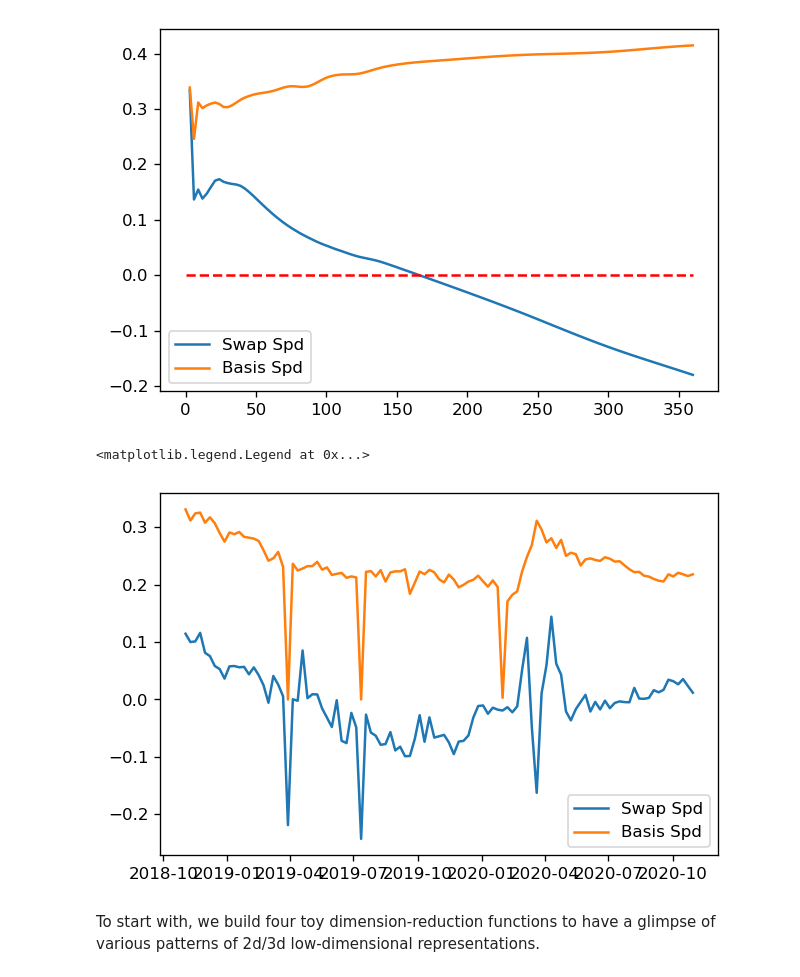
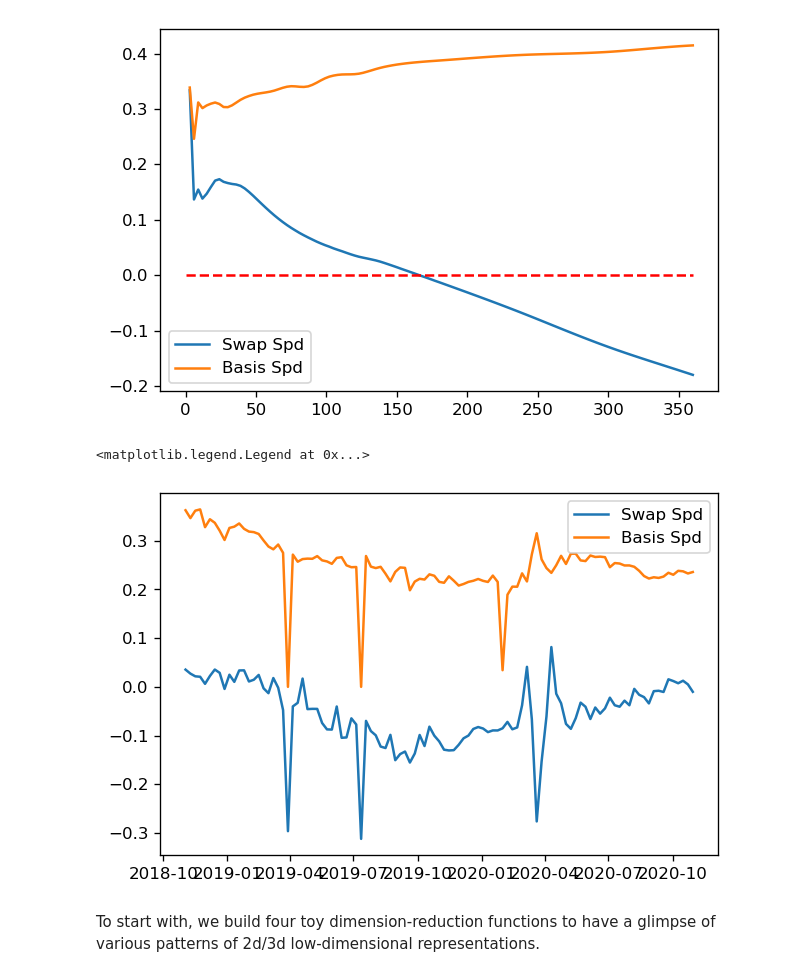
Before and after one commit to DarseZ/CurveFrcst-Using-ManifoldLrn, a Jupyter notebook: DmnsRdct_StateFrcst.ipynb, the cells around one changed output. Cells and saved outputs as stored; diff of their text form; code cells hidden in the pictures.

```diff
--- a/DmnsRdct_StateFrcst.ipynb
+++ b/DmnsRdct_StateFrcst.ipynb
@@ -89,12 +89,12 @@ plt.legend(handles=[l1,l2], labels = ['Swap Spd','Basis Spd'], loc='best')
 [figure]
 # %%
 plt.figure(12,dpi=120)
-l1, = plt.plot(SwapSpd_zero.index, SwapSpd_zero[60])
-l2, = plt.plot(BasisSpd_zero.index, BasisSpd_zero[60])
+l1, = plt.plot(SwapSpd_zero.index, SwapSpd_zero[120])
+l2, = plt.plot(BasisSpd_zero.index, BasisSpd_zero[120])
 plt.legend(handles=[l1,l2], labels = ['Swap Spd','Basis Spd'], loc='best')
 # %% [output]
 <matplotlib.legend.Legend at 0x...>
-[figure, old version]
+[figure, new version]
 # %% [markdown]
 To start with, we build four toy dimension-reduction functions to have a glimpse of various patterns of 2d/3d low-dimensional representations.
 # %% [markdown]
```
Also changed, not shown: parts of 28 cells of this notebook.
